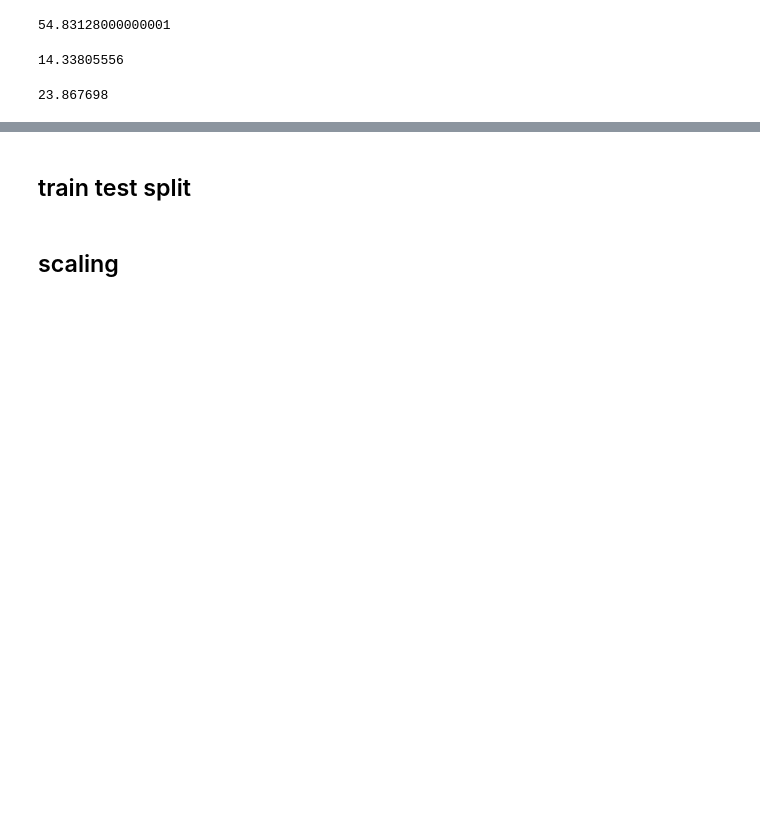
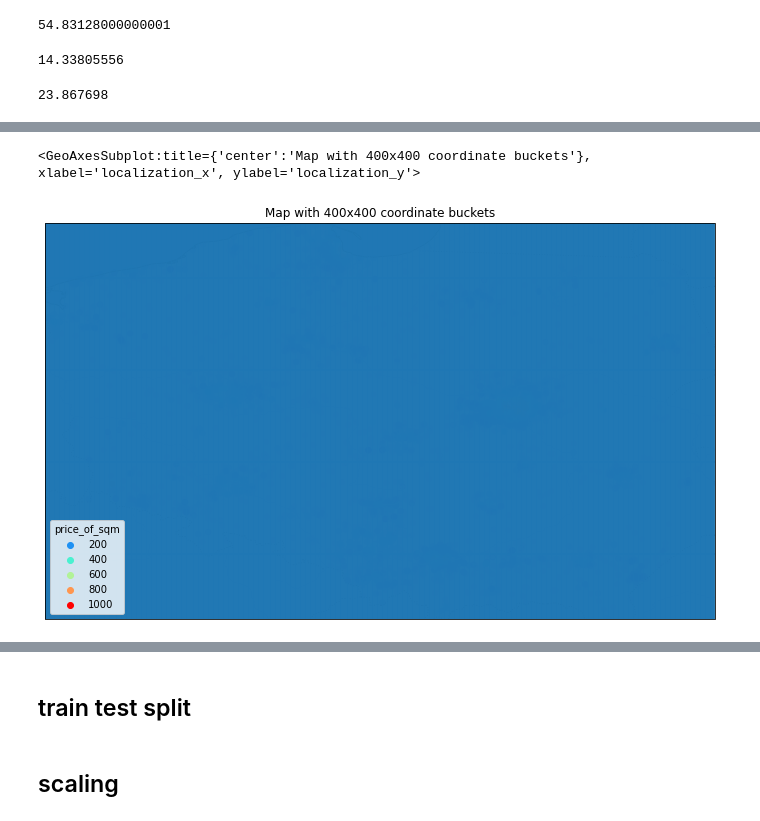
Before and after one commit to 5piotr/real_estate_price_estimator, a Jupyter notebook: ann_location_by_grid_bins/ann_estimator_2.ipynb, the cells around one changed output, grey strips where cells are left out. Cells and saved outputs as stored; diff of their text form; code cells hidden in the pictures; blank space fills up the shorter version.

```diff
--- a/ann_location_by_grid_bins/ann_estimator_2.ipynb
+++ b/ann_location_by_grid_bins/ann_estimator_2.ipynb
@@ -144,7 +336,7 @@ print(x_max)
 # %% [output]
 23.867698
 # %%
-buckets = 15
+buckets = 400
 # %%
 y_bucket = (y_max - y_min) / buckets
 print(y_bucket)
@@ -160,27 +352,30 @@ print(x_bucket)
 # %%
-# plt.figure(figsize=(12,12))
+plt.figure(figsize=(12,12))
 
-# ax = plt.axes(projection=cartopy.crs.PlateCarree())
-# ax.add_feature(cartopy.feature.LAND)
-# ax.add_feature(cartopy.feature.OCEAN)
-# ax.add_feature(cartopy.feature.COASTLINE)
-# ax.add_feature(cartopy.feature.BORDERS, linestyle=':')
-# ax.add_feature(cartopy.feature.LAKES, alpha=0.5)
-# ax.add_feature(cartopy.feature.RIVERS)
+ax = plt.axes(projection=cartopy.crs.PlateCarree())
+ax.add_feature(cartopy.feature.LAND)
+ax.add_feature(cartopy.feature.OCEAN)
+ax.add_feature(cartopy.feature.COASTLINE)
+ax.add_feature(cartopy.feature.BORDERS, linestyle=':')
+ax.add_feature(cartopy.feature.LAKES, alpha=0.5)
+ax.add_feature(cartopy.feature.RIVERS)
 
 
-# plt.xlim(x_min,x_max)
-# plt.ylim(y_min,y_max)
+plt.xlim(x_min,x_max)
+plt.ylim(y_min,y_max)
 
-# plt.title(f'Map with {buckets}x{buckets} coordinate buckets')
+plt.title(f'Map with {buckets}x{buckets} coordinate buckets')
 
-# for i in range(buckets):
-#     plt.axvline(x = x_min + i * x_bucket)
+for i in range(buckets):
+    plt.axvline(x = x_min + i * x_bucket)
 
-# for i in range(buckets):
-#     plt.axhline(y = y_min + i * y_bucket)
+for i in range(buckets):
+    plt.axhline(y = y_min + i * y_bucket)
 
 
-# sns.scatterplot(x='localization_x', y='localization_y',
-#                 data=frame[frame['price']<1000000], hue='price',
-#                 palette='rainbow', edgecolor=None,alpha=0.2)
+sns.scatterplot(x='localization_x', y='localization_y',
+                data=frame, hue='price_of_sqm',
+                palette='rainbow', edgecolor=None,alpha=0.2)
+# %% [output]
+<GeoAxesSubplot:title={'center':'Map with 400x400 coordinate buckets'}, xlabel='localization_x', ylabel='localization_y'>
+[figure, added]
```
Also changed, not shown: parts of 71 cells of this notebook, 6 other files.
